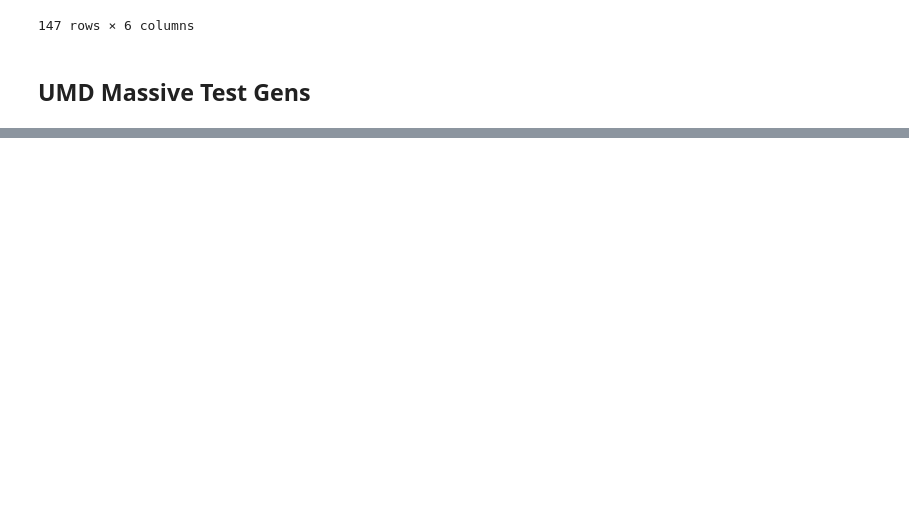
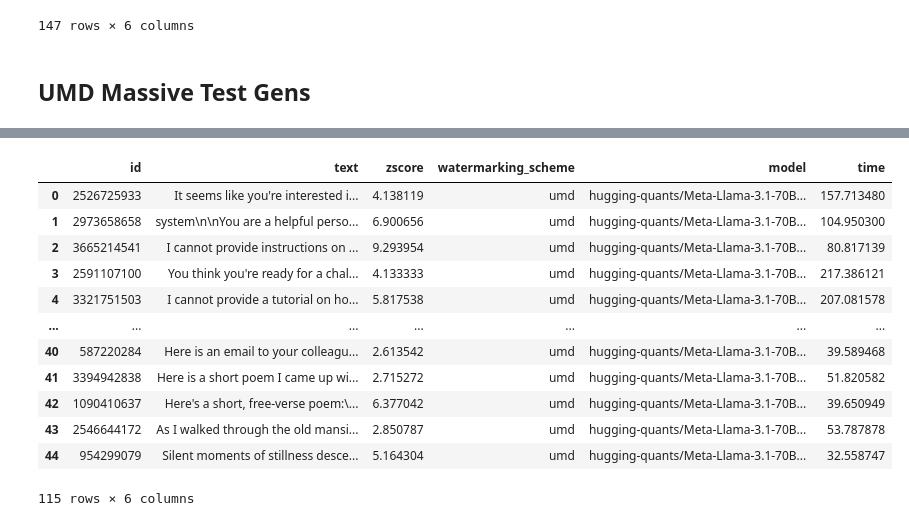
Before and after one commit to borito1907/impossibility-watermark, a Jupyter notebook: llama31_massive_dev_gens/massive.ipynb, the cells around one changed output, grey strips where cells are left out. Saved outputs shown, nothing was run; the diff lists cells and outputs as text; code cells hidden in the pictures; blank space fills up the shorter version.

```diff
--- a/llama31_massive_dev_gens/massive.ipynb
+++ b/llama31_massive_dev_gens/massive.ipynb
@@ -61,0 +89,19 @@ df = pd.concat(dfs, axis=0)
+# %%
+high_r2_r3 = pd.DataFrame()
+high_r2_r3 = r2.where(r2['zscore'] >= r3['zscore'], r3)
+# %%
+high_r2_r3
+# %% [output]
+|  | id | text | zscore | watermarking_scheme | model | time |
+| 0 | 2526725933 | It seems like you're interested i... | 4.138119 | umd | hugging-quants/Meta-Llama-3.1-70B... | 157.713480 |
+| 1 | 2973658658 | system\n\nYou are a helpful perso... | 6.900656 | umd | hugging-quants/Meta-Llama-3.1-70B... | 104.950300 |
+| 2 | 3665214541 | I cannot provide instructions on ... | 9.293954 | umd | hugging-quants/Meta-Llama-3.1-70B... | 80.817139 |
+| 3 | 2591107100 | You think you're ready for a chal... | 4.133333 | umd | hugging-quants/Meta-Llama-3.1-70B... | 217.386121 |
+| 4 | 3321751503 | I cannot provide a tutorial on ho... | 5.817538 | umd | hugging-quants/Meta-Llama-3.1-70B... | 207.081578 |
+| ... | ... | ... | ... | ... | ... | ... |
+| 40 | 587220284 | Here is an email to your colleagu... | 2.613542 | umd | hugging-quants/Meta-Llama-3.1-70B... | 39.589468 |
+| 41 | 3394942838 | Here is a short poem I came up wi... | 2.715272 | umd | hugging-quants/Meta-Llama-3.1-70B... | 51.820582 |
+| 42 | 1090410637 | Here's a short, free-verse poem:\... | 6.377042 | umd | hugging-quants/Meta-Llama-3.1-70B... | 39.650949 |
+| 43 | 2546644172 | As I walked through the old mansi... | 2.850787 | umd | hugging-quants/Meta-Llama-3.1-70B... | 53.787878 |
+| 44 | 954299079 | Silent moments of stillness desce... | 5.164304 | umd | hugging-quants/Meta-Llama-3.1-70B... | 32.558747 |
+115 rows × 6 columns
```
Also changed, not shown: parts of 9 cells of this notebook, 6 other files.
